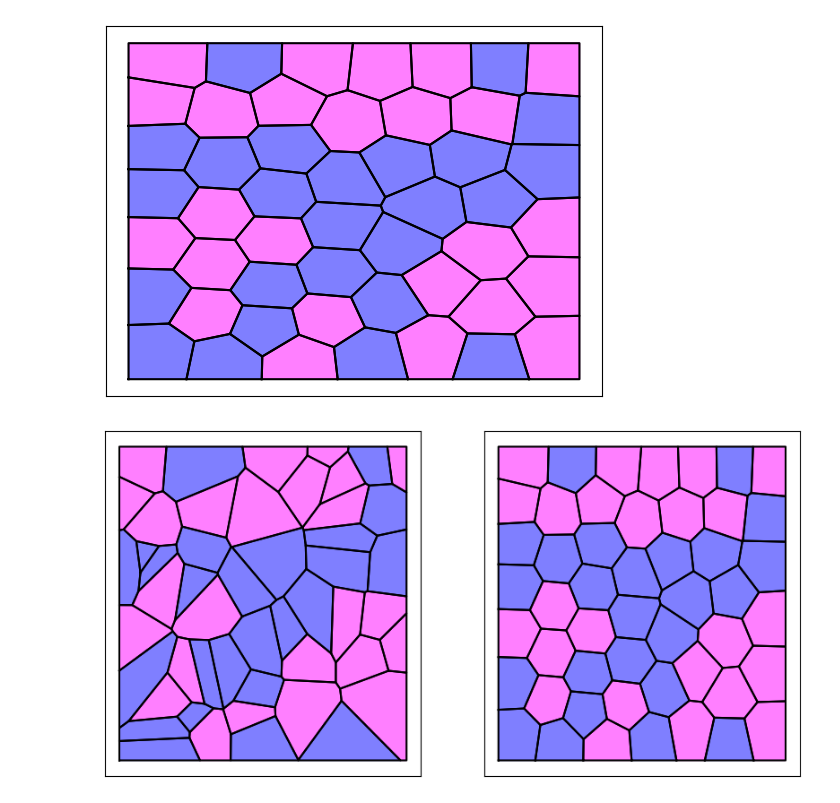
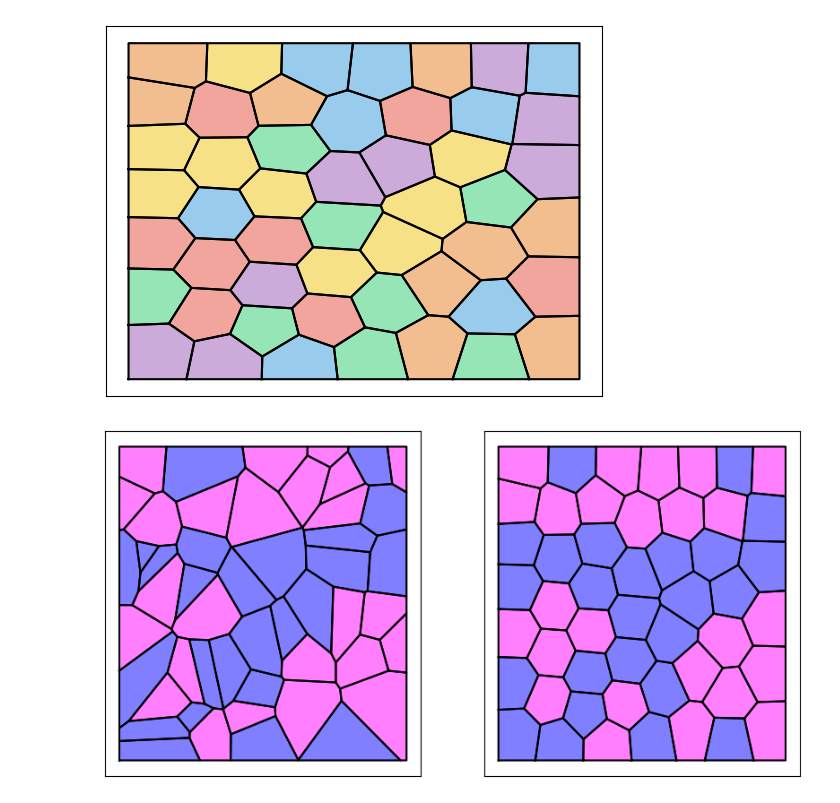
Before and after one commit to SVD1221/Fall26DirectedStudy, a Jupyter notebook: Fall26DirectedStudy/Voro_CA/Visualize_Voro_CA.ipynb, the cells around one changed output. Cells and saved outputs as stored; diff of their text form; code cells hidden in the pictures.

```diff
--- a/Fall26DirectedStudy/Voro_CA/Visualize_Voro_CA.ipynb
+++ b/Fall26DirectedStudy/Voro_CA/Visualize_Voro_CA.ipynb
@@ -50,40 +51,41 @@ def get_Centroids_from_File(filename):
 
     return np.column_stack(centroids)
 # %%
-colors = ["magenta", "blue"]
+colors = ["#e74c3c", "#2ecc71", "#f1c40f", "#e67e22", "#3498db", "#9b59b6"]
+cmap = ListedColormap(colors)
 # %%
 from matplotlib import rc
 rc('animation', html='jshtml')
 # %%
 iterations = 30
 fig, ax = plt.subplots()
 ax.set_xticks([])
 ax.set_yticks([])
 
 ims = []
 for i in range(iterations+1):
     Cells = get_Voronoi_Cells_from_File(f"output/lloyd/cellset{i}.gnu")
     CIDs = get_IDs(Cells)
     seeds = get_Seeds(Cells)
     vertices = get_Vertices(Cells)
 
     frame_artists = []
     for j in range(len(CIDs)):
         seed_ID, seed_loc, verts = CIDs[j], seeds[j], vertices[j]
 
         # artist0, = ax.plot(seed_loc[0], seed_loc[1], "o", color="black", zorder=2)
         # frame_artists.append(artist0)
         artist1, = ax.plot(verts[0], verts[1], color="black")
         frame_artists.append(artist1)
         artist2, = ax.fill(verts[0], verts[1], color=colors[seed_ID % len(colors)], alpha=0.5)
         frame_artists.append(artist2)
 
     ims.append(frame_artists)
 
 ani = animation.ArtistAnimation(fig, ims, blit=True)
-ani.save("output/Lloyd_animation.gif", writer=animation.PillowWriter(fps=10))
+ani.save("output/Lloyd_animation.mp4",  writer="ffmpeg", fps=30)
 # %% [output]
-[figure, old version]
+[figure, new version]
 # %%
 fig, ax = plt.subplots(1,2, figsize=(10,5))
 ax[0].set_xticks([])
```
Also changed, not shown: parts of 11 cells of this notebook, 26 other files.
